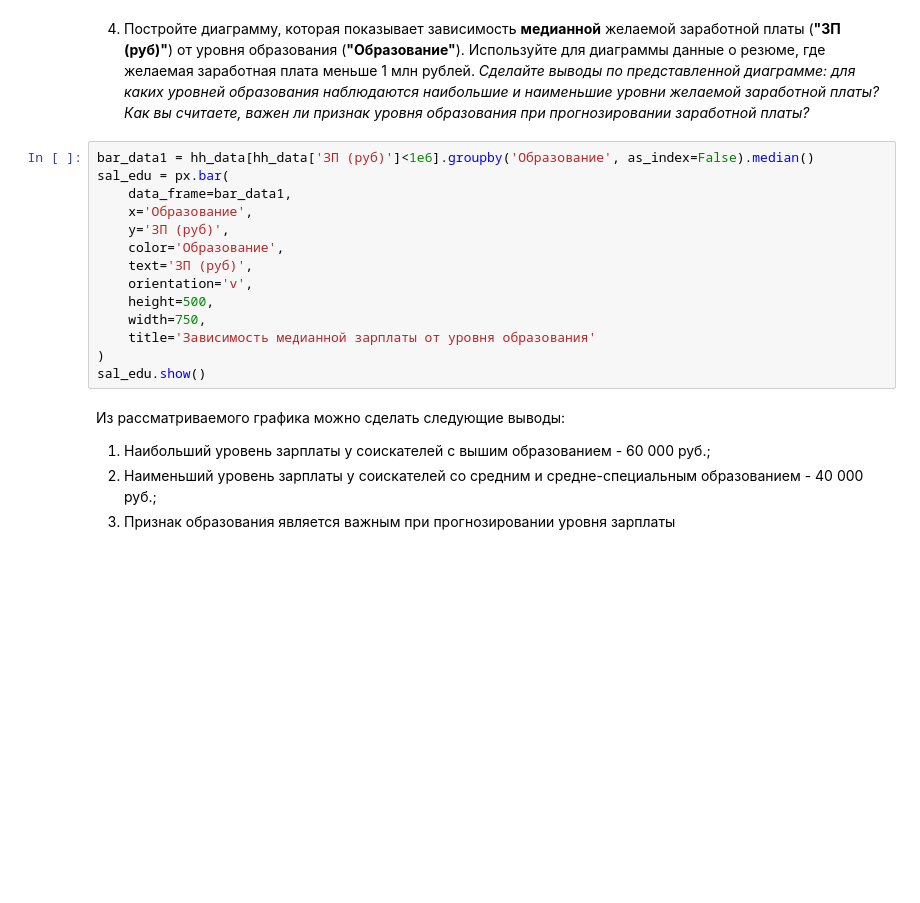
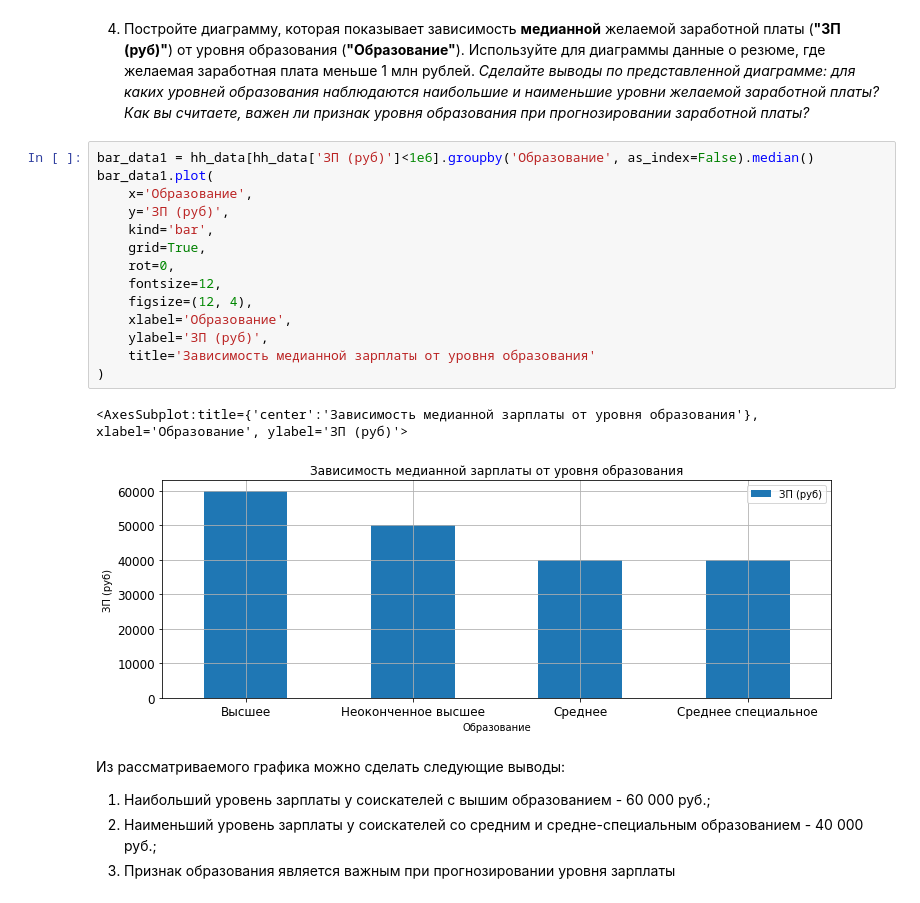
Before and after one commit to ConstantinVP/DS_learning, a Jupyter notebook: Project 1/Project 1.ipynb, the cells around one changed output. Cells and saved outputs as stored; diff of their text form; blank space fills up the shorter version.

```diff
--- a/Project 1/Project 1.ipynb
+++ b/Project 1/Project 1.ipynb
@@ -545,18 +545,21 @@ Name: ЗП (руб), dtype: float64
 *Сделайте выводы по представленной диаграмме: для каких уровней образования наблюдаются наибольшие и наименьшие уровни желаемой заработной платы? Как вы считаете, важен ли признак уровня образования при прогнозировании заработной платы?*
 # %%
 bar_data1 = hh_data[hh_data['ЗП (руб)']<1e6].groupby('Образование', as_index=False).median()
-sal_edu = px.bar(
-    data_frame=bar_data1,
+bar_data1.plot(
     x='Образование',
     y='ЗП (руб)',
-    color='Образование',
-    text='ЗП (руб)',
-    orientation='v',
-    height=500,
-    width=750,
+    kind='bar',
+    grid=True,
+    rot=0,
+    fontsize=12,
+    figsize=(12, 4),
+    xlabel='Образование',
+    ylabel='ЗП (руб)',
     title='Зависимость медианной зарплаты от уровня образования'
 )
-sal_edu.show()
+# %% [output]
+<AxesSubplot:title={'center':'Зависимость медианной зарплаты от уровня образования'}, xlabel='Образование', ylabel='ЗП (руб)'>
+[figure, added]
 # %% [markdown]
 Из рассматриваемого графика можно сделать следующие выводы:
 1. Наибольший уровень зарплаты у соискателей с вышим образованием - 60 000 руб.;
```
Also changed, not shown: parts of 4 cells of this notebook, 1 other file.
